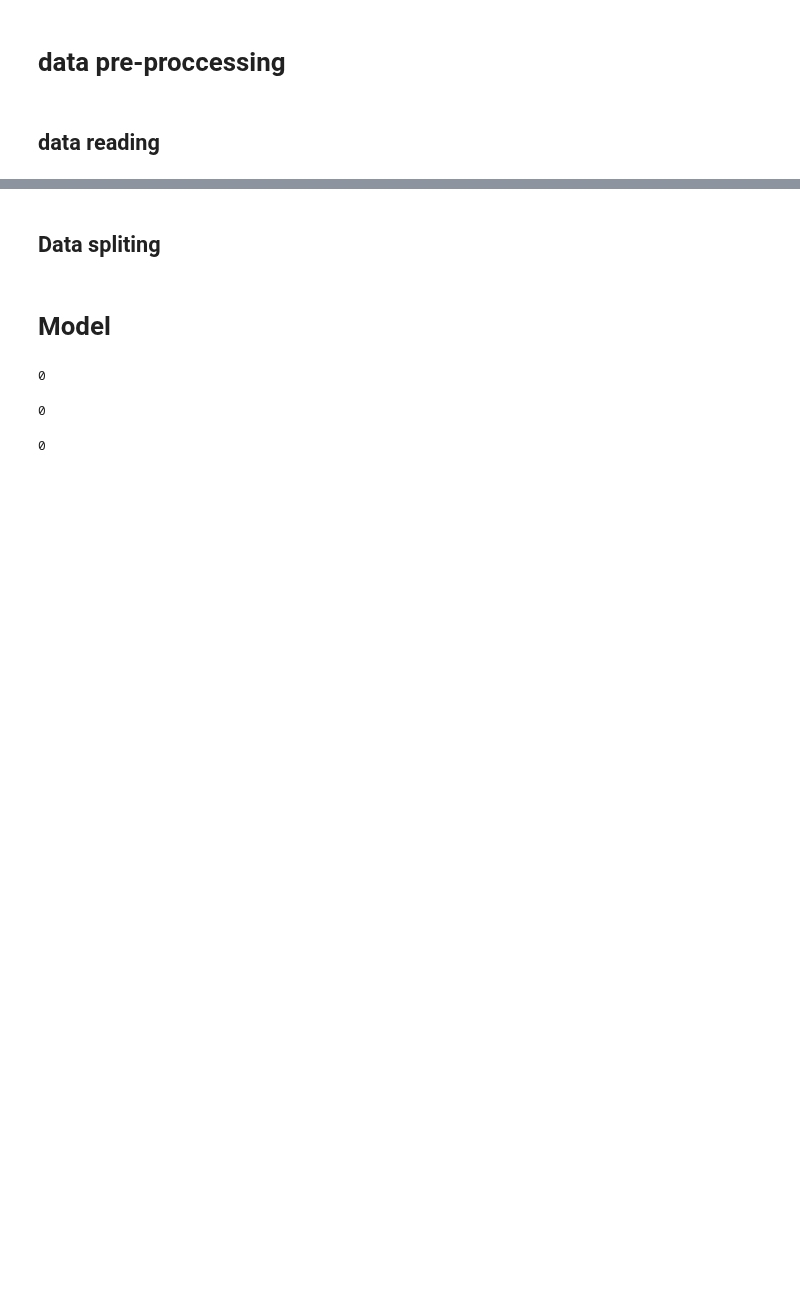
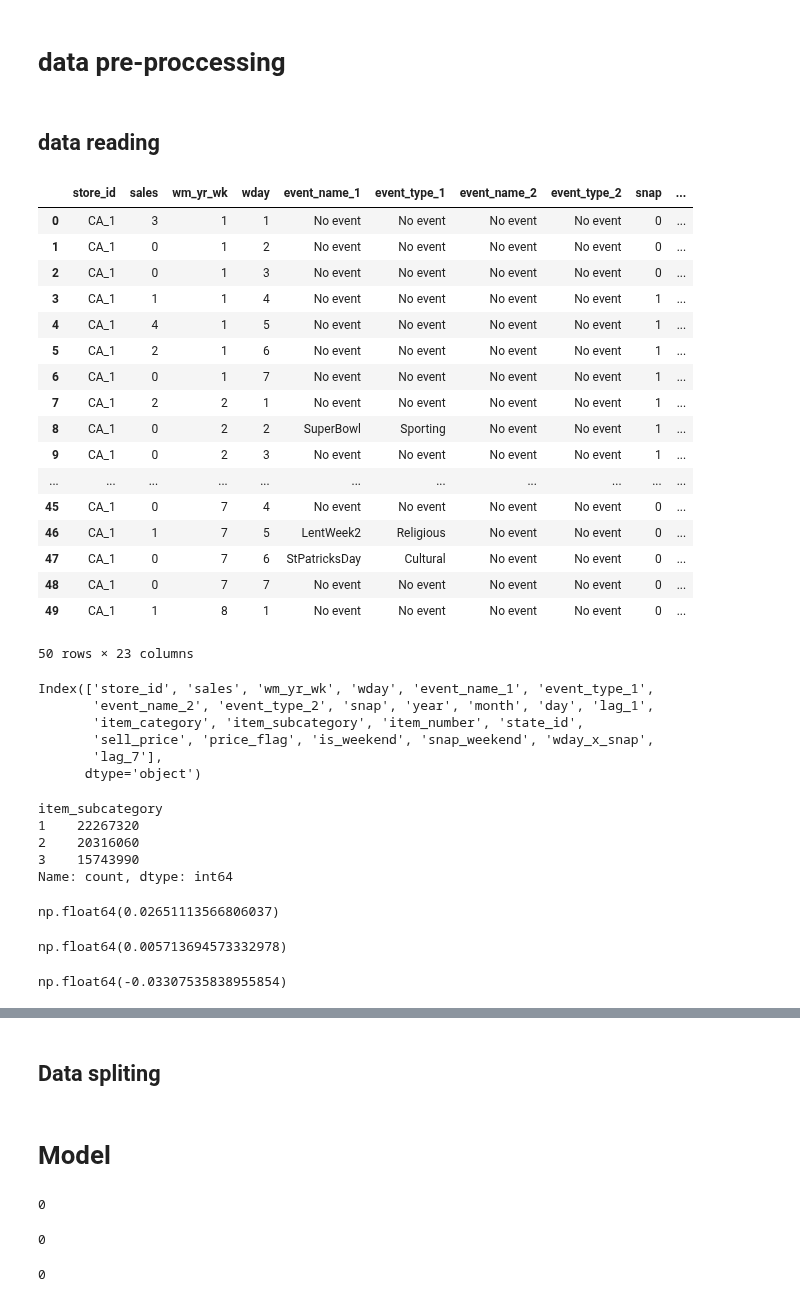
Before and after one commit to davidrimon2004/DEPI_project, a Jupyter notebook: modeling.ipynb, the cells around one changed output, grey strips where cells are left out. Cells and saved outputs as stored; diff of their text form; code cells hidden in the pictures; blank space fills up the shorter version.

Commit message:
Kaggle Notebook | data_cleaning | Version 76

```diff
--- a/modeling.ipynb
+++ b/modeling.ipynb
@@ -12,3 +30,53 @@ from sklearn.model_selection import train_test_split
 # %%
 chunks = pd.read_csv("/kaggle/input/data.csv", chunksize=5_000_000)
 final_data = pd.concat(chunks, ignore_index=True)
+# %%
+final_data.head(50)
+# %% [output]
+|  | store_id | sales | wm_yr_wk | wday | event_name_1 | event_type_1 | event_name_2 | event_type_2 | snap | ... |
+| 0 | CA_1 | 3 | 1 | 1 | No event | No event | No event | No event | 0 | ... |
+| 1 | CA_1 | 0 | 1 | 2 | No event | No event | No event | No event | 0 | ... |
+| 2 | CA_1 | 0 | 1 | 3 | No event | No event | No event | No event | 0 | ... |
+| 3 | CA_1 | 1 | 1 | 4 | No event | No event | No event | No event | 1 | ... |
+| 4 | CA_1 | 4 | 1 | 5 | No event | No event | No event | No event | 1 | ... |
+| 5 | CA_1 | 2 | 1 | 6 | No event | No event | No event | No event | 1 | ... |
+| 6 | CA_1 | 0 | 1 | 7 | No event | No event | No event | No event | 1 | ... |
+| 7 | CA_1 | 2 | 2 | 1 | No event | No event | No event | No event | 1 | ... |
+| 8 | CA_1 | 0 | 2 | 2 | SuperBowl | Sporting | No event | No event | 1 | ... |
+| 9 | CA_1 | 0 | 2 | 3 | No event | No event | No event | No event | 1 | ... |
+| ... | ... | ... | ... | ... | ... | ... | ... | ... | ... | ... |
+| 45 | CA_1 | 0 | 7 | 4 | No event | No event | No event | No event | 0 | ... |
+| 46 | CA_1 | 1 | 7 | 5 | LentWeek2 | Religious | No event | No event | 0 | ... |
+| 47 | CA_1 | 0 | 7 | 6 | StPatricksDay | Cultural | No event | No event | 0 | ... |
+| 48 | CA_1 | 0 | 7 | 7 | No event | No event | No event | No event | 0 | ... |
+| 49 | CA_1 | 1 | 8 | 1 | No event | No event | No event | No event | 0 | ... |
+50 rows × 23 columns
+# %%
+final_data.columns
+# %% [output]
+Index(['store_id', 'sales', 'wm_yr_wk', 'wday', 'event_name_1', 'event_type_1',
+       'event_name_2', 'event_type_2', 'snap', 'year', 'month', 'day', 'lag_1',
+       'item_category', 'item_subcategory', 'item_number', 'state_id',
+       'sell_price', 'price_flag', 'is_weekend', 'snap_weekend', 'wday_x_snap',
+       'lag_7'],
+      dtype='object')
+# %%
+final_data["item_subcategory"].value_counts()
+# %% [output]
+item_subcategory
+1    22267320
+2    20316060
+3    15743990
+Name: count, dtype: int64
+# %%
+final_data['sales'].corr(final_data['snap_weekend'])
+# %% [output]
+np.float64(0.02651113566806037)
+# %%
+final_data['sales'].corr(final_data['wday_x_snap'])
+# %% [output]
+np.float64(0.005713694573332978)
+# %%
+final_data['sales'].corr(final_data['sell_price'])
+# %% [output]
+np.float64(-0.03307535838955854)
```
Also changed, not shown: parts of 16 cells of this notebook.
